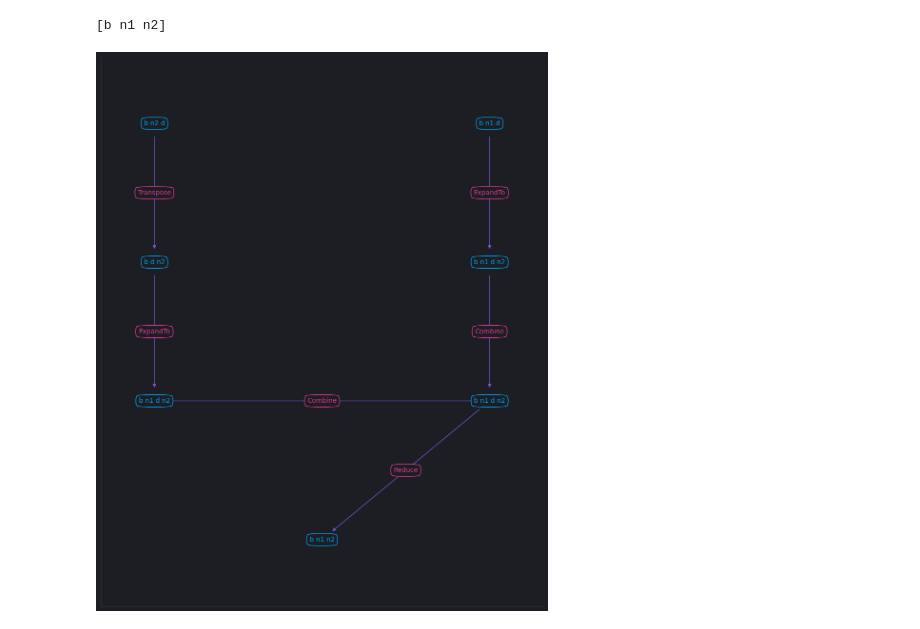
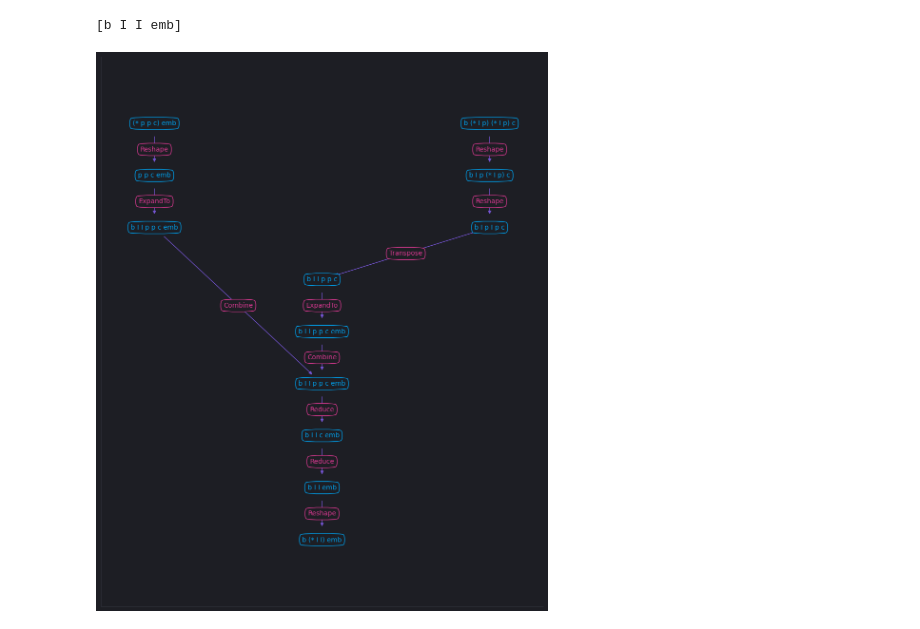
Before and after one commit to nicholas-miklaucic/eins, a Jupyter notebook: network.ipynb, the cells around one changed output. Saved outputs shown, nothing was run; the diff lists cells and outputs as text; code cells hidden in the pictures.

```diff
--- a/network.ipynb
+++ b/network.ipynb
@@ -7,43 +7,44 @@ import rho_plus as rp
 
 theme, cs = rp.mpl_setup(True)
 # %%
-# prog = Program.parse('b ((n p) (n p)) c d=c, b p*p*d*c h, h g k, i (h k) -> b (n^2 g+i) k')
+prog = Program.parse('b ((n p) (n p)) c d=c, b p*p*d*c h, h g k, i (h k) -> b (n^2 g+i) k')
+prog = Program.parse('b (I p) (I p) c, (p p c) emb -> b (I I) emb')
 # prog = Program.parse('a b, c b, b d -> a+c d')
 # prog = Program.parse('a b, c b -> a+c b')
-prog = Program.parse('b n1 d, b n2 d -> b n1 n2')
+# prog = Program.parse('b n1 d, b n2 d -> b n1 n2')
 
 print(prog.outputs)
 
 G = nx.DiGraph()
 
 def add_to_graph(node, layer=0):
     if id(node) not in G.nodes:
         G.add_node(id(node), label=str(node), layer=-layer)
     for (op, children) in node.children:
         for child in children:
             assert node in child.parents
             add_to_graph(child, layer=layer+1)
             # print(f'{node} -> {child} {op}')
             G.add_edge(id(node), id(child), label=op.__class__.__name__)
 
 for source in prog.sources:
     add_to_graph(source)
 
 # for sink in prog.sinks:
 #     add_to_graph(sink)
 
 fig, ax = plt.subplots(figsize=(12, 15))
 labels = {node: data['label'] for node, data in G.nodes(data=True)}
 edge_labels = {(e1, e2): data['label'] for e1, e2, data in G.edges(data=True)}
 pos = nx.multipartite_layout(G, subset_key='layer', align='horizontal')
 # pos = nx.planar_layout(G)
 nx.draw_networkx(G, pos=pos, ax=ax, node_shape='s', node_size=0, edge_color=cs[5], font_color=cs[0], margins=0.1,
                  min_source_margin=20, min_target_margin=20, labels=labels, font_size=10,
                  bbox=dict(boxstyle='round4', fc=plt.rcParams['axes.facecolor'], ec=cs[0], pad=0.5))
 nx.draw_networkx_edge_labels(G, pos=pos, ax=ax, edge_labels=edge_labels, rotate=False, font_size=10, font_color=cs[4], bbox=dict(boxstyle='round4', fc=plt.rcParams['axes.facecolor'], ec=cs[4], pad=0.5));
 # %% [output]
-[b n1 n2]
+[b I I emb]
-[figure, old version]
+[figure, new version]
 # %%
 from eins.symbolic import Combine
 from eins.combination import ArrayCombination
```
Also changed, not shown: parts of 1 cell of this notebook, 6 other files.
